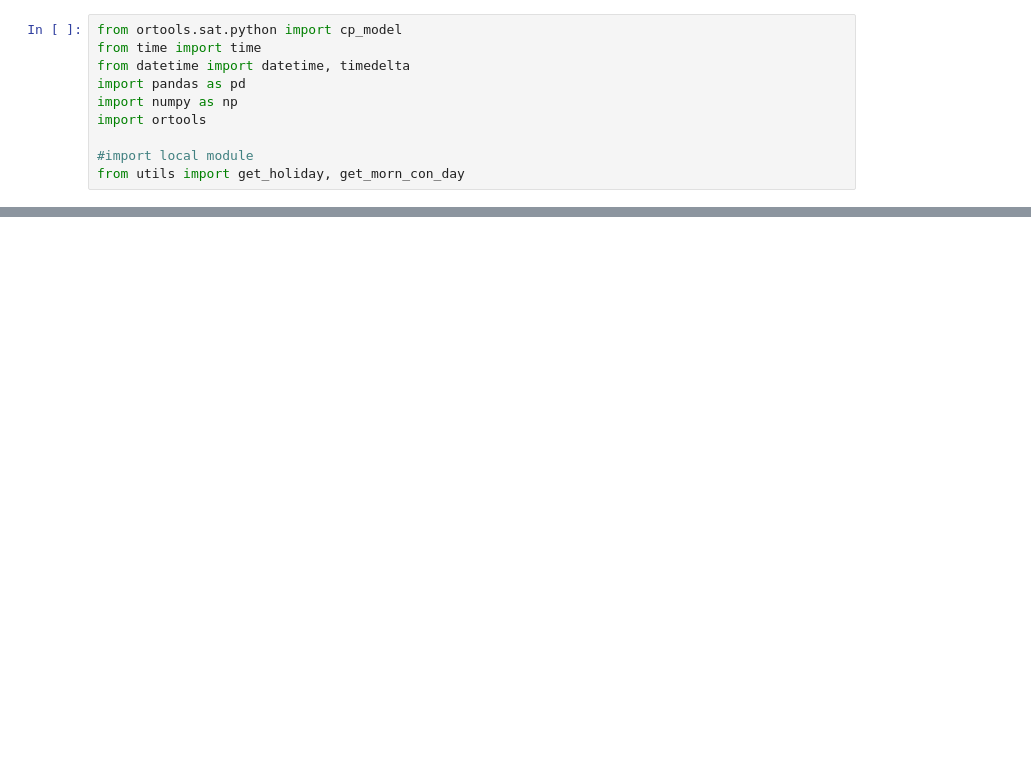
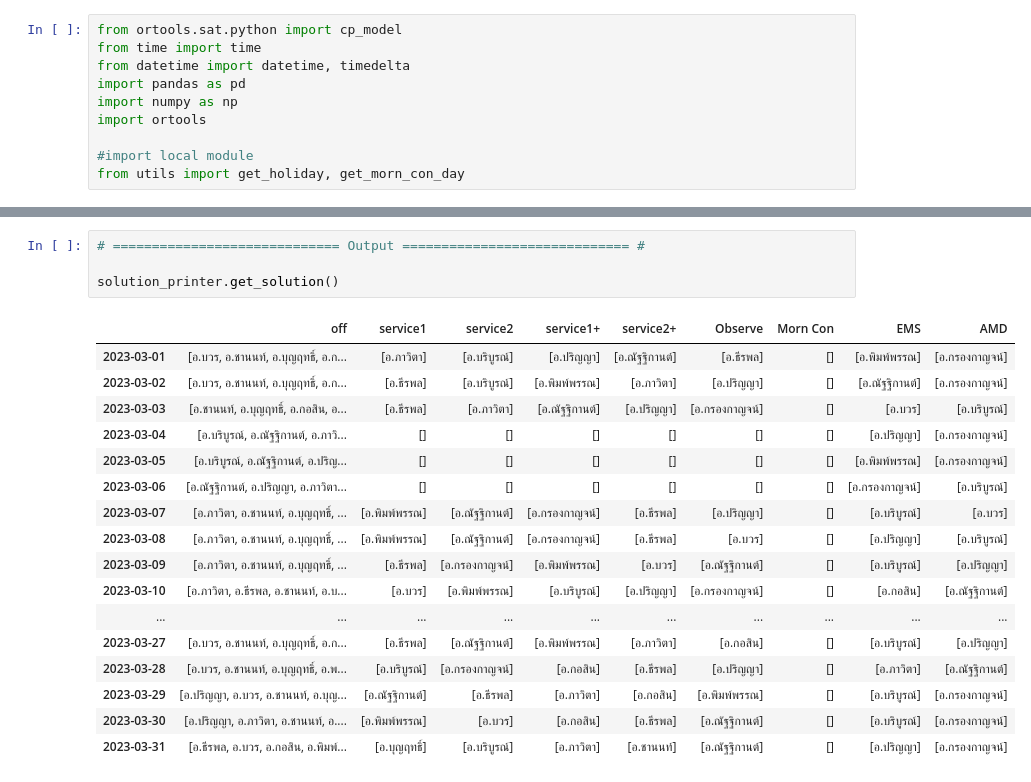
Before and after one commit to spatipan/shift-scheduler, a Jupyter notebook: main.ipynb, the cells around one changed output, grey strips where cells are left out. Drawn from its saved outputs; the diff is of its cells as text; blank space fills up the shorter version.

```diff
--- a/main.ipynb
+++ b/main.ipynb
@@ -160,0 +251,22 @@ solution_fingerprint: 0xb1eb3603242e932e
+# %%
+# ============================= Output ============================= #
+
+solution_printer.get_solution()
+# %% [output]
+|  | off | service1 | service2 | service1+ | service2+ | Observe | Morn Con | EMS | AMD |
+| 2023-03-01 | [อ.บวร, อ.ชานนท์, อ.บุญฤทธิ์, อ.ก... | [อ.ภาวิตา] | [อ.บริบูรณ์] | [อ.ปริญญา] | [อ.ณัฐฐิกานต์] | [อ.ธีรพล] | [] | [อ.พิมพ์พรรณ] | [อ.กรองกาญจน์] |
+| 2023-03-02 | [อ.บวร, อ.ชานนท์, อ.บุญฤทธิ์, อ.ก... | [อ.ธีรพล] | [อ.บริบูรณ์] | [อ.พิมพ์พรรณ] | [อ.ภาวิตา] | [อ.ปริญญา] | [] | [อ.ณัฐฐิกานต์] | [อ.กรองกาญจน์] |
+| 2023-03-03 | [อ.ชานนท์, อ.บุญฤทธิ์, อ.กอสิน, อ... | [อ.ธีรพล] | [อ.ภาวิตา] | [อ.ณัฐฐิกานต์] | [อ.ปริญญา] | [อ.กรองกาญจน์] | [] | [อ.บวร] | [อ.บริบูรณ์] |
+| 2023-03-04 | [อ.บริบูรณ์, อ.ณัฐฐิกานต์, อ.ภาวิ... | [] | [] | [] | [] | [] | [] | [อ.ปริญญา] | [อ.กรองกาญจน์] |
+| 2023-03-05 | [อ.บริบูรณ์, อ.ณัฐฐิกานต์, อ.ปริญ... | [] | [] | [] | [] | [] | [] | [อ.พิมพ์พรรณ] | [อ.กรองกาญจน์] |
+| 2023-03-06 | [อ.ณัฐฐิกานต์, อ.ปริญญา, อ.ภาวิตา... | [] | [] | [] | [] | [] | [] | [อ.กรองกาญจน์] | [อ.บริบูรณ์] |
+| 2023-03-07 | [อ.ภาวิตา, อ.ชานนท์, อ.บุญฤทธิ์, ... | [อ.พิมพ์พรรณ] | [อ.ณัฐฐิกานต์] | [อ.กรองกาญจน์] | [อ.ธีรพล] | [อ.ปริญญา] | [] | [อ.บริบูรณ์] | [อ.บวร] |
+| 2023-03-08 | [อ.ภาวิตา, อ.ชานนท์, อ.บุญฤทธิ์, ... | [อ.พิมพ์พรรณ] | [อ.ณัฐฐิกานต์] | [อ.กรองกาญจน์] | [อ.ธีรพล] | [อ.บวร] | [] | [อ.ปริญญา] | [อ.บริบูรณ์] |
+| 2023-03-09 | [อ.ภาวิตา, อ.ชานนท์, อ.บุญฤทธิ์, ... | [อ.ธีรพล] | [อ.กรองกาญจน์] | [อ.พิมพ์พรรณ] | [อ.บวร] | [อ.ณัฐฐิกานต์] | [] | [อ.บริบูรณ์] | [อ.ปริญญา] |
+| 2023-03-10 | [อ.ภาวิตา, อ.ธีรพล, อ.ชานนท์, อ.บ... | [อ.บวร] | [อ.พิมพ์พรรณ] | [อ.บริบูรณ์] | [อ.ปริญญา] | [อ.กรองกาญจน์] | [] | [อ.กอสิน] | [อ.ณัฐฐิกานต์] |
+| ... | ... | ... | ... | ... | ... | ... | ... | ... | ... |
+| 2023-03-27 | [อ.บวร, อ.ชานนท์, อ.บุญฤทธิ์, อ.ก... | [อ.ธีรพล] | [อ.ณัฐฐิกานต์] | [อ.พิมพ์พรรณ] | [อ.ภาวิตา] | [อ.กอสิน] | [] | [อ.บริบูรณ์] | [อ.ปริญญา] |
+| 2023-03-28 | [อ.บวร, อ.ชานนท์, อ.บุญฤทธิ์, อ.พ... | [อ.บริบูรณ์] | [อ.กรองกาญจน์] | [อ.กอสิน] | [อ.ธีรพล] | [อ.ปริญญา] | [] | [อ.ภาวิตา] | [อ.ณัฐฐิกานต์] |
+| 2023-03-29 | [อ.ปริญญา, อ.บวร, อ.ชานนท์, อ.บุญ... | [อ.ณัฐฐิกานต์] | [อ.ธีรพล] | [อ.ภาวิตา] | [อ.กอสิน] | [อ.พิมพ์พรรณ] | [] | [อ.บริบูรณ์] | [อ.กรองกาญจน์] |
+| 2023-03-30 | [อ.ปริญญา, อ.ภาวิตา, อ.ชานนท์, อ.... | [อ.พิมพ์พรรณ] | [อ.บวร] | [อ.กอสิน] | [อ.ธีรพล] | [อ.ณัฐฐิกานต์] | [] | [อ.บริบูรณ์] | [อ.กรองกาญจน์] |
+| 2023-03-31 | [อ.ธีรพล, อ.บวร, อ.กอสิน, อ.พิมพ์... | [อ.บุญฤทธิ์] | [อ.บริบูรณ์] | [อ.ภาวิตา] | [อ.ชานนท์] | [อ.ณัฐฐิกานต์] | [] | [อ.ปริญญา] | [อ.กรองกาญจน์] |
```
Also changed, not shown: parts of 4 cells of this notebook, 4 other files.
